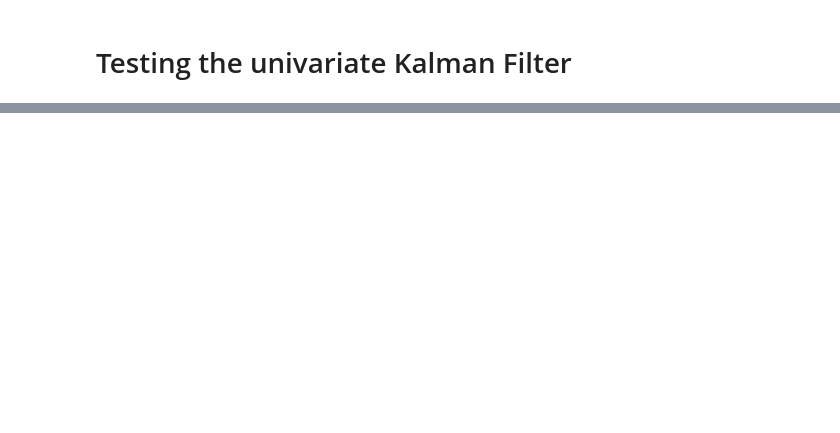
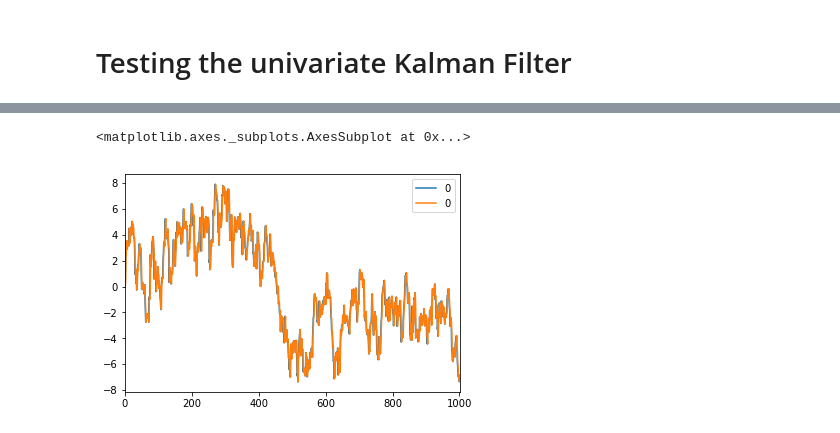
Before and after one commit to pedrobraz1990/BayesianEconometrics, a Jupyter notebook: Kalman FilterNB.ipynb, the cells around one changed output, grey strips where cells are left out. Cells and saved outputs as stored; diff of their text form; code cells hidden in the pictures; blank space fills up the shorter version.

```diff
--- a/Kalman FilterNB.ipynb
+++ b/Kalman FilterNB.ipynb
@@ -888,0 +941,5 @@ pd.concat([kf2.y[0],kf2.yhat[0],],axis=1).plot()
+# %%
+pd.concat([kf.a[0],kf2.states[0],],axis=1).plot()
+# %% [output]
+<matplotlib.axes._subplots.AxesSubplot at 0x...>
+[figure, added]
```
Also changed, not shown: parts of 38 cells of this notebook, 1 other file.
